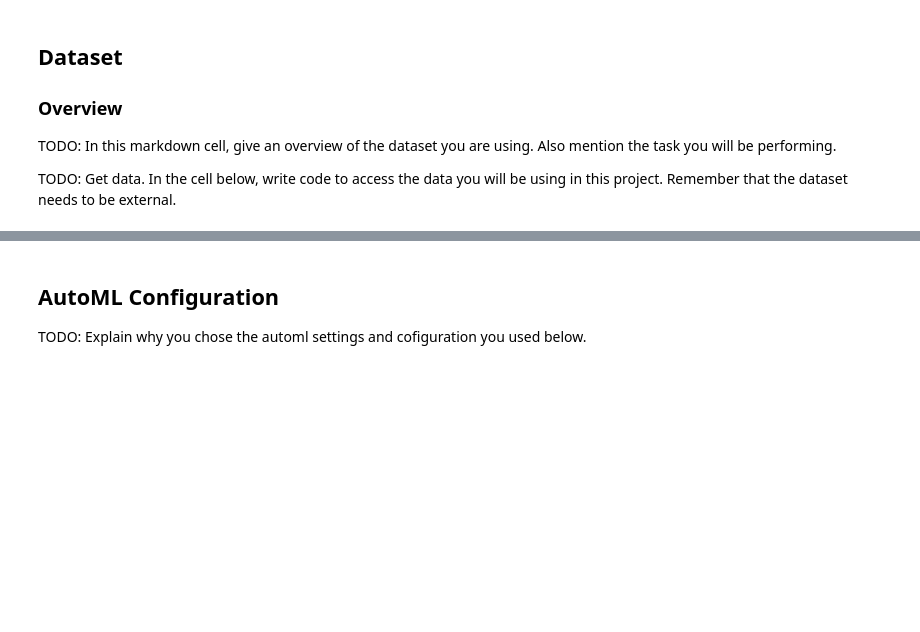
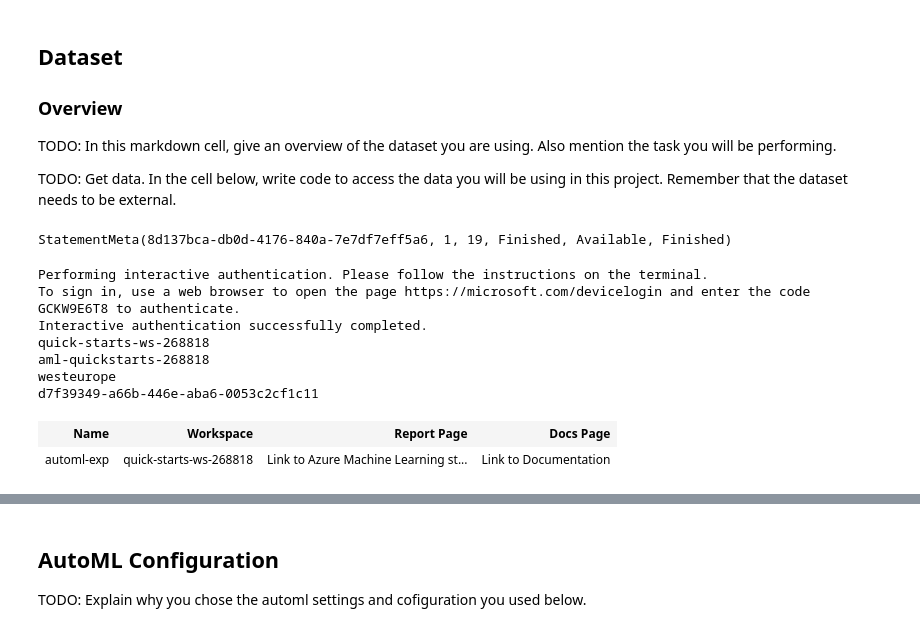
Before and after one commit to hknguyen20/nd00333-capstone, a Jupyter notebook: starter_file/automl.ipynb, the cells around one changed output, grey strips where cells are left out. Saved outputs shown, nothing was run; the diff lists cells and outputs as text; code cells hidden in the pictures; blank space fills up the shorter version.

```diff
--- a/starter_file/automl.ipynb
+++ b/starter_file/automl.ipynb
@@ -36,19 +61,30 @@ TODO: In this markdown cell, give an overview of the dataset you are using. Also
 
 TODO: Get data. In the cell below, write code to access the data you will be using in this project. Remember that the dataset needs to be external.
 # %%
-session_id = "268650"
-subscription_id= "aa7cf8e8-d23f-4bce-a7b9-1f0b4e0ac8ee"
+session_id = "268818"
+subscription_id= "d7f39349-a66b-446e-aba6-0053c2cf1c11"
 resource_group= f"aml-quickstarts-{session_id}"
 workspace_name= f"quick-starts-ws-{session_id}"
 
 ws = Workspace.get(name=workspace_name, subscription_id=subscription_id, resource_group=resource_group)
 print(ws.name, ws.resource_group, ws.location, ws.subscription_id, sep = '\n')
 
 # choose a name for experiment
 experiment_name = 'automl-exp'
 project_folder = './capstone'
 experiment=Experiment(ws, experiment_name)
 experiment
+# %% [output]
+StatementMeta(8d137bca-db0d-4176-840a-7e7df7eff5a6, 1, 19, Finished, Available, Finished)
+Performing interactive authentication. Please follow the instructions on the terminal.
+To sign in, use a web browser to open the page https://microsoft.com/devicelogin and enter the code GCKW9E6T8 to authenticate.
+Interactive authentication successfully completed.
+quick-starts-ws-268818
+aml-quickstarts-268818
+westeurope
+d7f39349-a66b-446e-aba6-0053c2cf1c11
+| Name | Workspace | Report Page | Docs Page |
+| automl-exp | quick-starts-ws-268818 | Link to Azure Machine Learning st... | Link to Documentation |
 # %%
 
 
```
Also changed, not shown: parts of 10 cells of this notebook, 1 other file.
